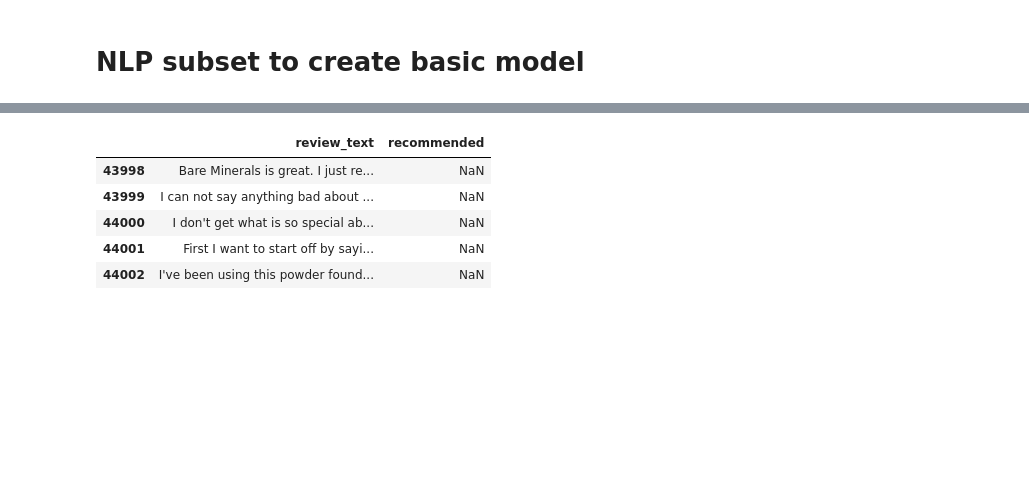
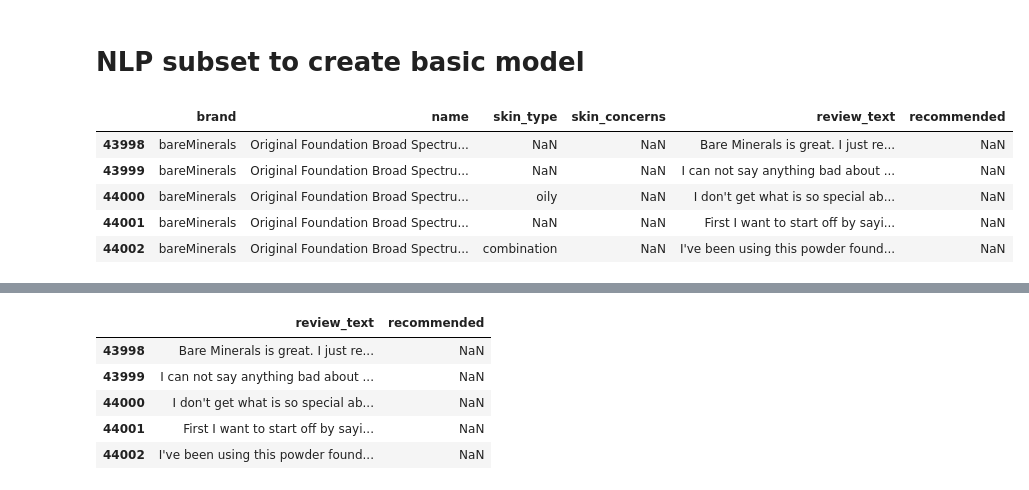
Before and after one commit to nicleong27/Beauty_Reviews, a Jupyter notebook: Reviews-Modelling.ipynb, the cells around one changed output, grey strips where cells are left out. Drawn from its saved outputs; the diff is of its cells as text; code cells hidden in the pictures; blank space fills up the shorter version.

```diff
--- a/Reviews-Modelling.ipynb
+++ b/Reviews-Modelling.ipynb
@@ -103,3 +103,13 @@ False    1885
 Name: recommended, dtype: int64
 # %% [markdown]
 # NLP subset to create basic model
+# %%
+nlp_df_test = new_df[['brand', 'name', 'skin_type', 'skin_concerns','review_text', 'recommended']].copy()
+nlp_df_test.head()
+# %% [output]
+|  | brand | name | skin_type | skin_concerns | review_text | recommended |
+| 43998 | bareMinerals | Original Foundation Broad Spectru... | NaN | NaN | Bare Minerals is great. I just re... | NaN |
+| 43999 | bareMinerals | Original Foundation Broad Spectru... | NaN | NaN | I can not say anything bad about ... | NaN |
+| 44000 | bareMinerals | Original Foundation Broad Spectru... | oily | NaN | I don't get what is so special ab... | NaN |
+| 44001 | bareMinerals | Original Foundation Broad Spectru... | NaN | NaN | First I want to start off by sayi... | NaN |
+| 44002 | bareMinerals | Original Foundation Broad Spectru... | combination | NaN | I've been using this powder found... | NaN |
```
Also changed, not shown: parts of 21 cells of this notebook.
